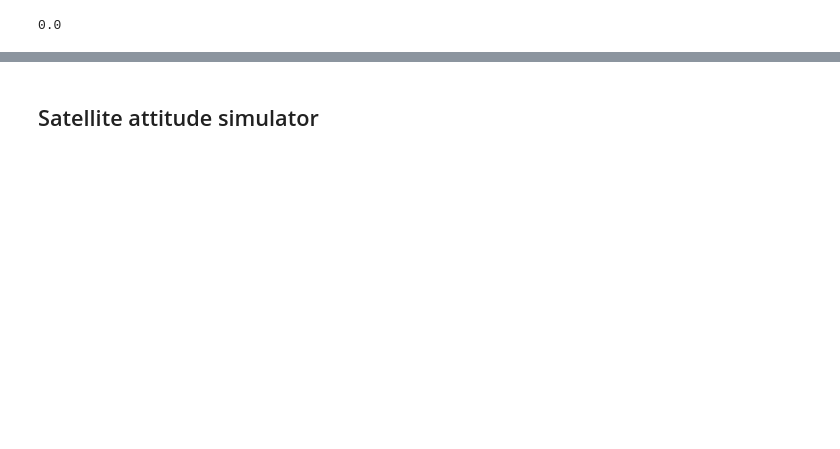
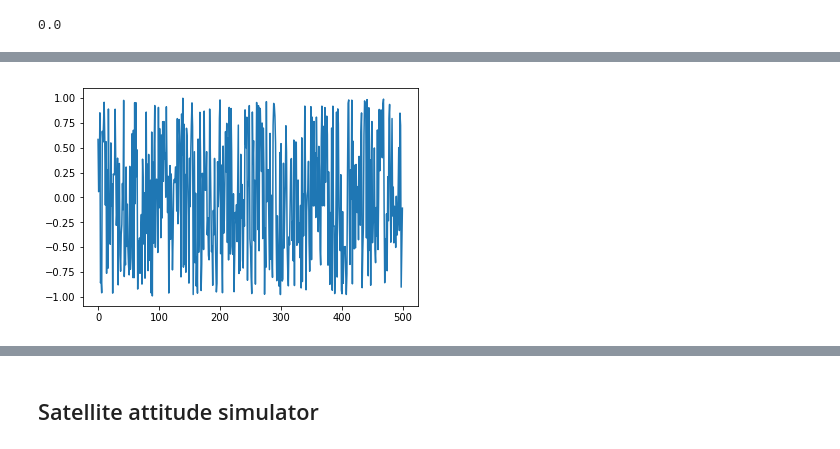
Before and after one commit to alex-faustino/rl-sandbox, a Jupyter notebook: homework/hw1/hw1_vedant2/HW1_vedant2.ipynb, the cells around one changed output, grey strips where cells are left out. Cells and saved outputs as stored; diff of their text form; code cells hidden in the pictures; blank space fills up the shorter version.

```diff
--- a/homework/hw1/hw1_vedant2/HW1_vedant2.ipynb
+++ b/homework/hw1/hw1_vedant2/HW1_vedant2.ipynb
@@ -40,0 +166,4 @@ print(reward)
+# %%
+plot(np.array(action_list));
+# %% [output]
+[figure, added]
```
Also changed, not shown: parts of 21 cells of this notebook, 6 other files.
